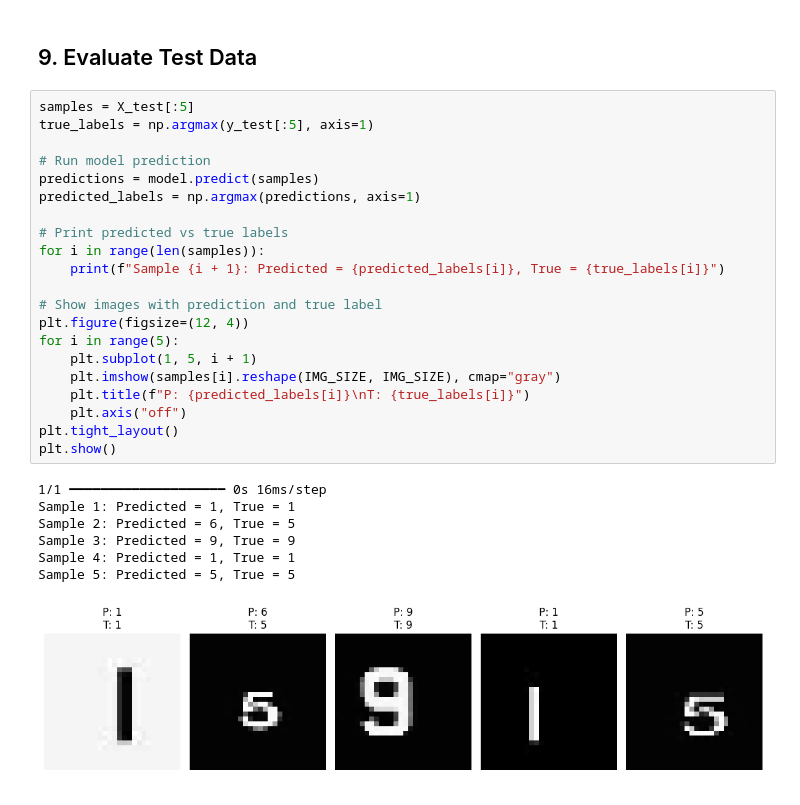
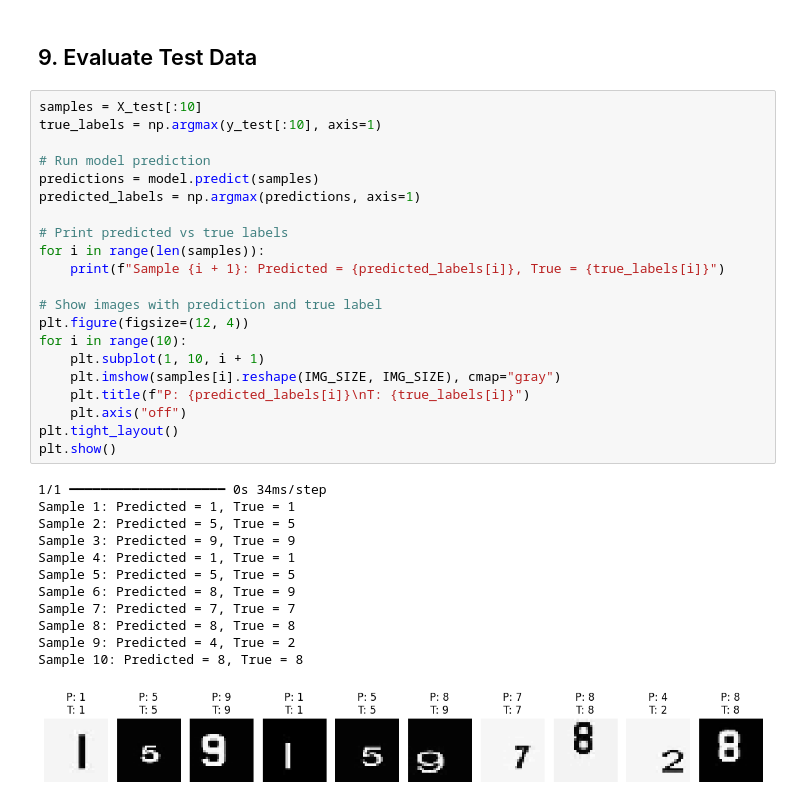
Before and after one commit to martishin/digits-recognition-api, a Jupyter notebook: mnist_cnn.ipynb, the cells around one changed output. Drawn from its saved outputs; the diff is of its cells as text.

```diff
--- a/mnist_cnn.ipynb
+++ b/mnist_cnn.ipynb
@@ -204,31 +204,36 @@ plt.show()
 # %% [markdown]
 ## 9. Evaluate Test Data
 # %%
-samples = X_test[:5]
-true_labels = np.argmax(y_test[:5], axis=1)
+samples = X_test[:10]
+true_labels = np.argmax(y_test[:10], axis=1)
 
 # Run model prediction
 predictions = model.predict(samples)
 predicted_labels = np.argmax(predictions, axis=1)
 
 # Print predicted vs true labels
 for i in range(len(samples)):
     print(f"Sample {i + 1}: Predicted = {predicted_labels[i]}, True = {true_labels[i]}")
 
 # Show images with prediction and true label
 plt.figure(figsize=(12, 4))
-for i in range(5):
-    plt.subplot(1, 5, i + 1)
+for i in range(10):
+    plt.subplot(1, 10, i + 1)
     plt.imshow(samples[i].reshape(IMG_SIZE, IMG_SIZE), cmap="gray")
     plt.title(f"P: {predicted_labels[i]}\nT: {true_labels[i]}")
     plt.axis("off")
 plt.tight_layout()
 plt.show()
 # %% [output]
-1/1 ━━━━━━━━━━━━━━━━━━━━ 0s 16ms/step
+1/1 ━━━━━━━━━━━━━━━━━━━━ 0s 34ms/step
 Sample 1: Predicted = 1, True = 1
-Sample 2: Predicted = 6, True = 5
+Sample 2: Predicted = 5, True = 5
 Sample 3: Predicted = 9, True = 9
 Sample 4: Predicted = 1, True = 1
 Sample 5: Predicted = 5, True = 5
+Sample 6: Predicted = 8, True = 9
+Sample 7: Predicted = 7, True = 7
+Sample 8: Predicted = 8, True = 8
+Sample 9: Predicted = 4, True = 2
+Sample 10: Predicted = 8, True = 8
-[figure, old version]
+[figure, new version]
```
Also changed, not shown: parts of 2 cells of this notebook, 1 other file.
